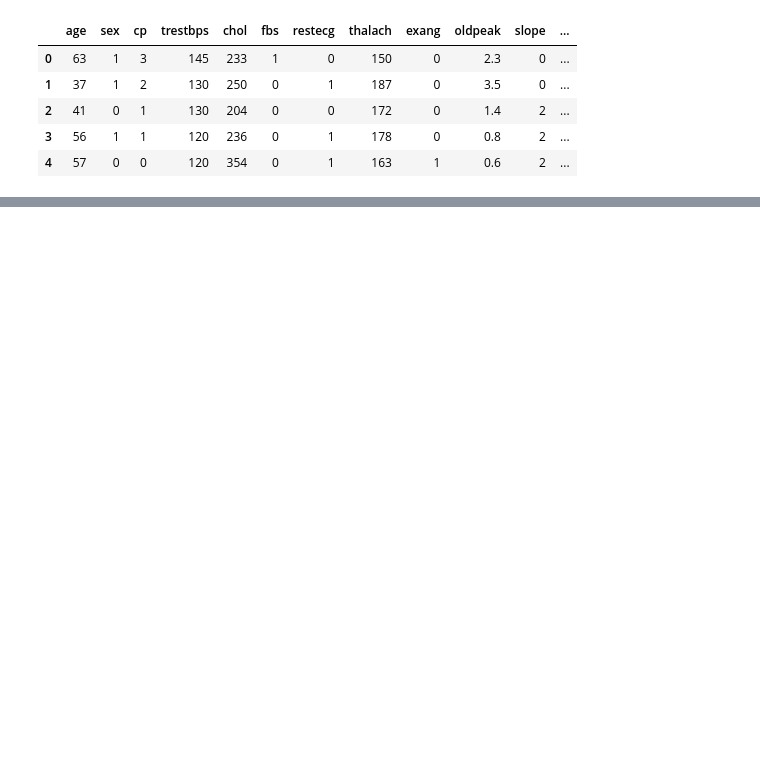
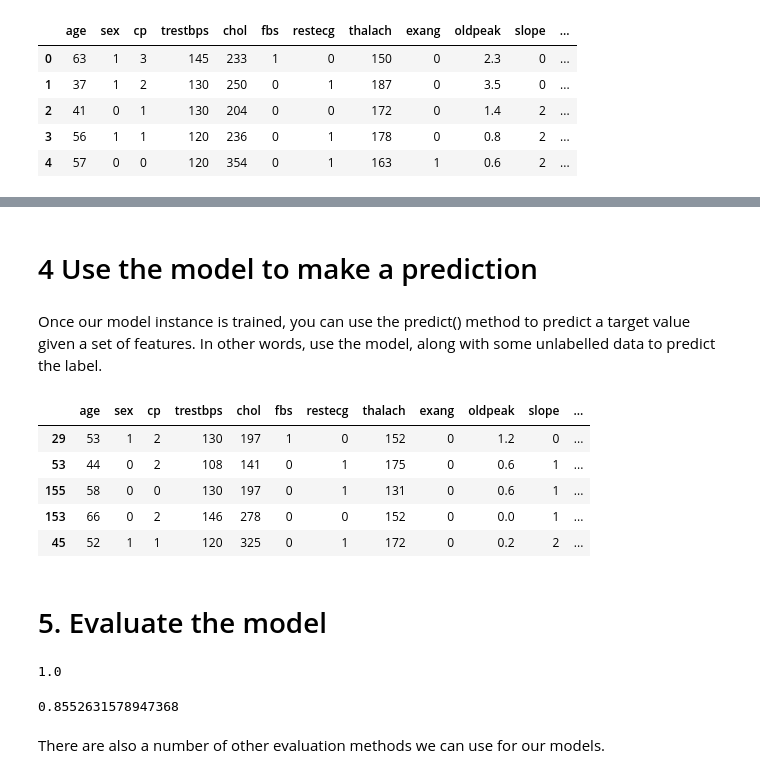
Before and after one commit to buriihenry/Machine_Learning-1, a Jupyter notebook: Heart Disease/Heart_disease data set .ipynb, the cells around one changed output, grey strips where cells are left out. Cells and saved outputs as stored; diff of their text form; code cells hidden in the pictures; blank space fills up the shorter version.

```diff
--- a/Heart Disease/Heart_disease data set .ipynb
+++ b/Heart Disease/Heart_disease data set .ipynb
@@ -65,0 +79,7 @@ X.head()
+# %%
+# Split the data into training and test sets
+from sklearn.model_selection import train_test_split
+
+X_train, X_test, y_train, y_test = train_test_split(X, y)
+
+X_train.shape, X_test.shape, y_train.shape, y_test.shape
@@ -65,0 +138,14 @@ X.head()
+# %% [markdown]
+# 4 Use the model to make a prediction
+# %% [markdown]
+Once our model instance is trained, you can use the predict() method to predict a target value given a set of features. In other words, use the model, along with some unlabelled data to predict the label.
+# %%
+# In order to predict a label, data has to be in the same shape as X_train
+X_test.head()
+# %% [output]
+|  | age | sex | cp | trestbps | chol | fbs | restecg | thalach | exang | oldpeak | slope | ... |
+| 29 | 53 | 1 | 2 | 130 | 197 | 1 | 0 | 152 | 0 | 1.2 | 0 | ... |
+| 53 | 44 | 0 | 2 | 108 | 141 | 0 | 1 | 175 | 0 | 0.6 | 1 | ... |
+| 155 | 58 | 0 | 0 | 130 | 197 | 0 | 1 | 131 | 0 | 0.6 | 1 | ... |
+| 153 | 66 | 0 | 2 | 146 | 278 | 0 | 0 | 152 | 0 | 0.0 | 1 | ... |
+| 45 | 52 | 1 | 1 | 120 | 325 | 0 | 1 | 172 | 0 | 0.2 | 2 | ... |
@@ -65,0 +155,14 @@ X.head()
+# %% [markdown]
+# 5. Evaluate the model
+# %%
+# Evaluate the model on the training set
+clf.score(X_train, y_train)
+# %% [output]
+1.0
+# %%
+# Evaluate the model on the test set
+clf.score(X_test, y_test)
+# %% [output]
+0.8552631578947368
+# %% [markdown]
+There are also a number of other evaluation methods we can use for our models.
```
Also changed, not shown: parts of 26 cells of this notebook, 1 other file.
